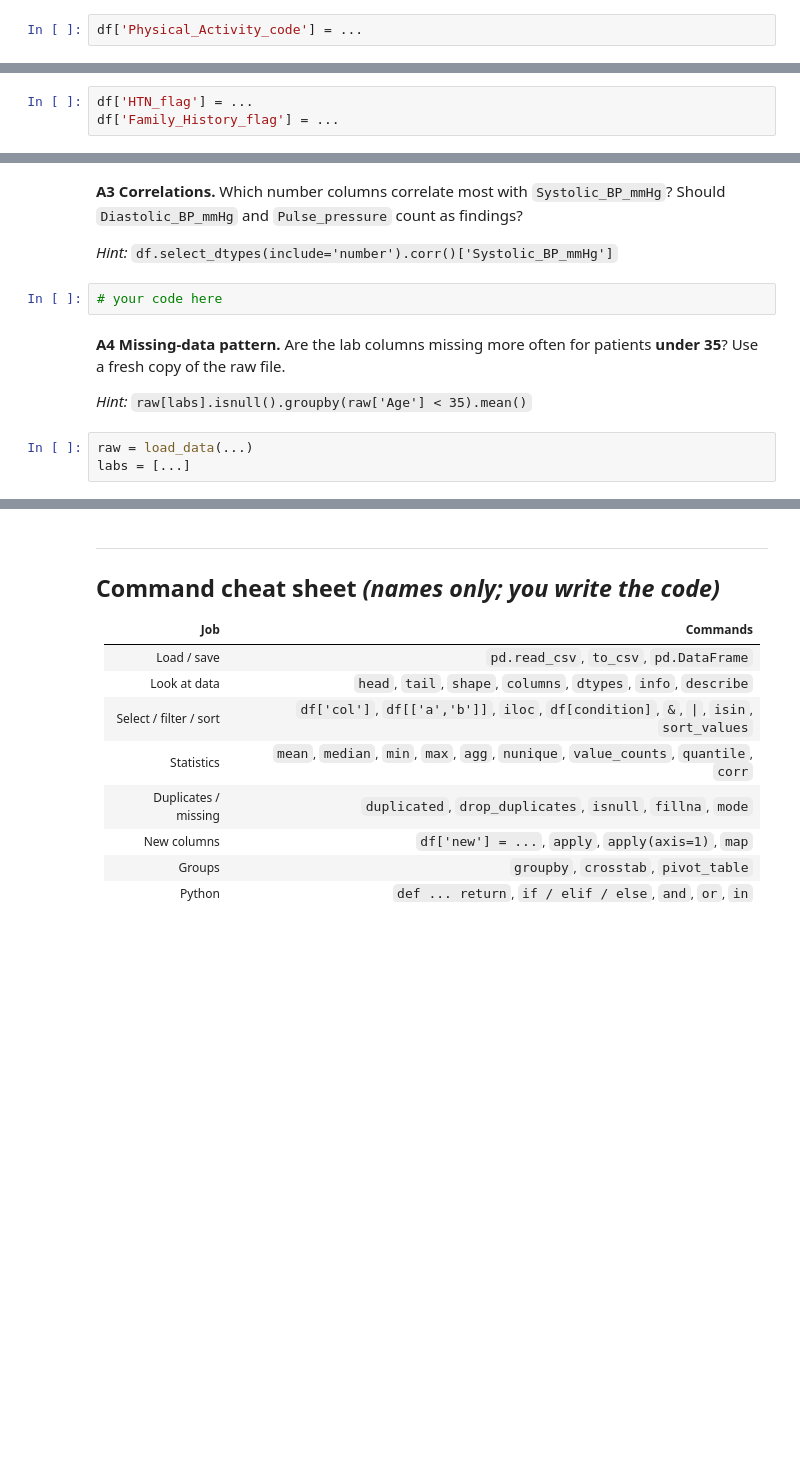
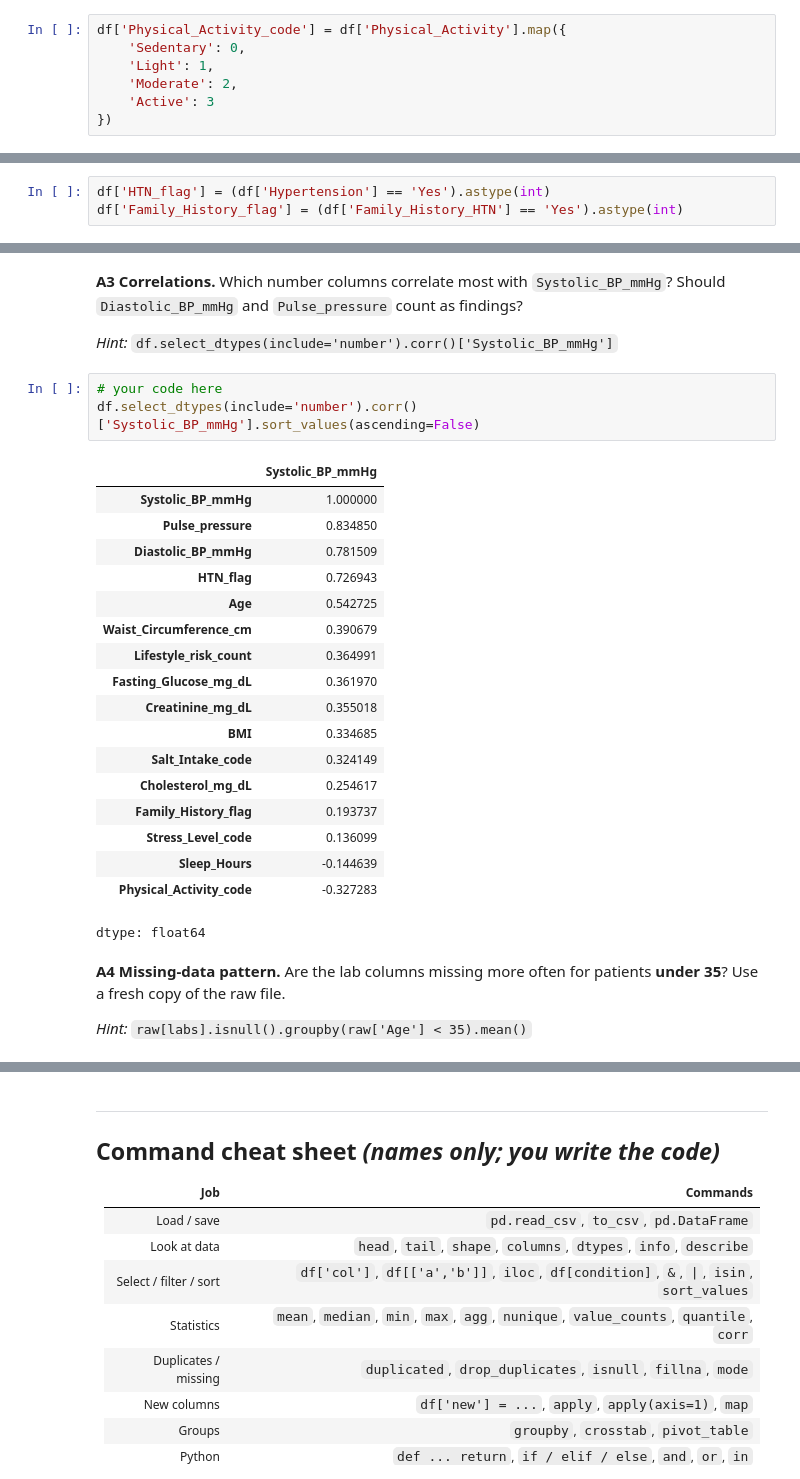
Before and after one commit to Aneesh-33/workshop5_27_10_26, a Jupyter notebook: Week5_Workshop_Pandas_Student.ipynb, the cells around one changed output, grey strips where cells are left out. Drawn from its saved outputs; the diff is of its cells as text; blank space fills up the shorter version.

Commit message:
completed step 10 hypertension

```diff
--- a/Week5_Workshop_Pandas_Student.ipynb
+++ b/Week5_Workshop_Pandas_Student.ipynb
@@ -518,7 +655,12 @@ df['Stress_Level_code'] = ...
 # %% [markdown]
 **Task 7.3** `Physical_Activity_code`: Sedentary 0, Light 1, Moderate 2, Active 3.
-# %%
-df['Physical_Activity_code'] = ...
+# %%
+df['Physical_Activity_code'] = df['Physical_Activity'].map({
+    'Sedentary': 0,
+    'Light': 1,
+    'Moderate': 2,
+    'Active': 3
+})
 # %% [markdown]
 **Task 7.4** Check one of them: show each `Salt_Intake` next to its code.
 
@@ -529,9 +678,9 @@ df['Physical_Activity_code'] = ...
 **Task 7.5** Make `HTN_flag` (1 for `Yes`, 0 for `No`) from `Hypertension`, and `Family_History_flag` from `Family_History_HTN`.
 
 *Hint:* `(df['col'] == 'Yes').astype(int)`
-# %%
-df['HTN_flag'] = ...
-df['Family_History_flag'] = ...
+# %%
+df['HTN_flag'] = (df['Hypertension'] == 'Yes').astype(int)
+df['Family_History_flag'] = (df['Family_History_HTN'] == 'Yes').astype(int)
 # %% [markdown]
 **Task 7.6** What proportion of patients have hypertension? (The mean of a 1/0 column is the proportion of 1s.)
 
@@ -641,10 +922,27 @@ def rate_by_group(data, column):
 *Hint:* `df.select_dtypes(include='number').corr()['Systolic_BP_mmHg']`
 # %%
 # your code here
+df.select_dtypes(include='number').corr()['Systolic_BP_mmHg'].sort_values(ascending=False)
+# %% [output]
+|  | Systolic_BP_mmHg |
+| Systolic_BP_mmHg | 1.000000 |
+| Pulse_pressure | 0.834850 |
+| Diastolic_BP_mmHg | 0.781509 |
+| HTN_flag | 0.726943 |
+| Age | 0.542725 |
+| Waist_Circumference_cm | 0.390679 |
+| Lifestyle_risk_count | 0.364991 |
+| Fasting_Glucose_mg_dL | 0.361970 |
+| Creatinine_mg_dL | 0.355018 |
+| BMI | 0.334685 |
+| Salt_Intake_code | 0.324149 |
+| Cholesterol_mg_dL | 0.254617 |
+| Family_History_flag | 0.193737 |
+| Stress_Level_code | 0.136099 |
+| Sleep_Hours | -0.144639 |
+| Physical_Activity_code | -0.327283 |
+dtype: float64
 # %% [markdown]
 **A4 Missing-data pattern.** Are the lab columns missing more often for patients **under 35**? Use a fresh copy of the raw file.
 
 *Hint:* `raw[labs].isnull().groupby(raw['Age'] < 35).mean()`
-# %%
-raw = load_data(...)
-labs = [...]
```
Also changed, not shown: parts of 58 cells of this notebook.
